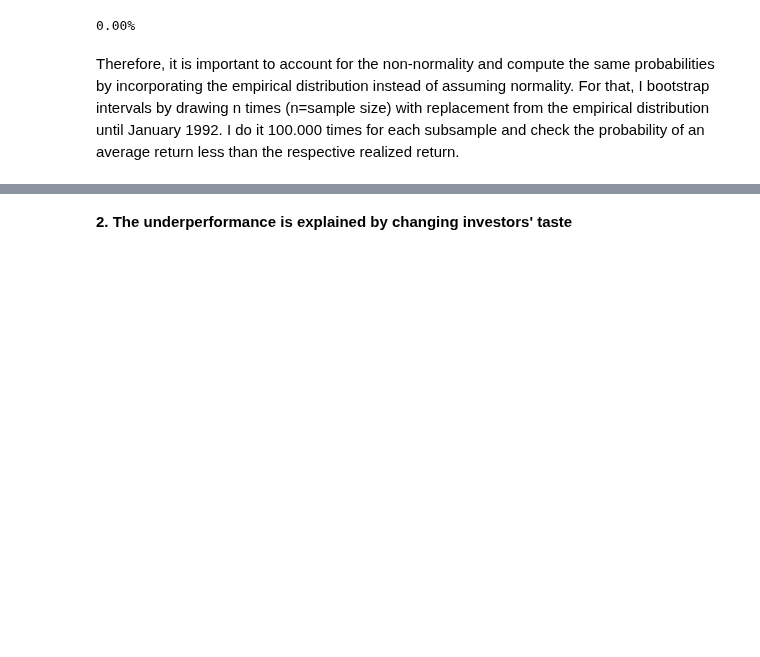
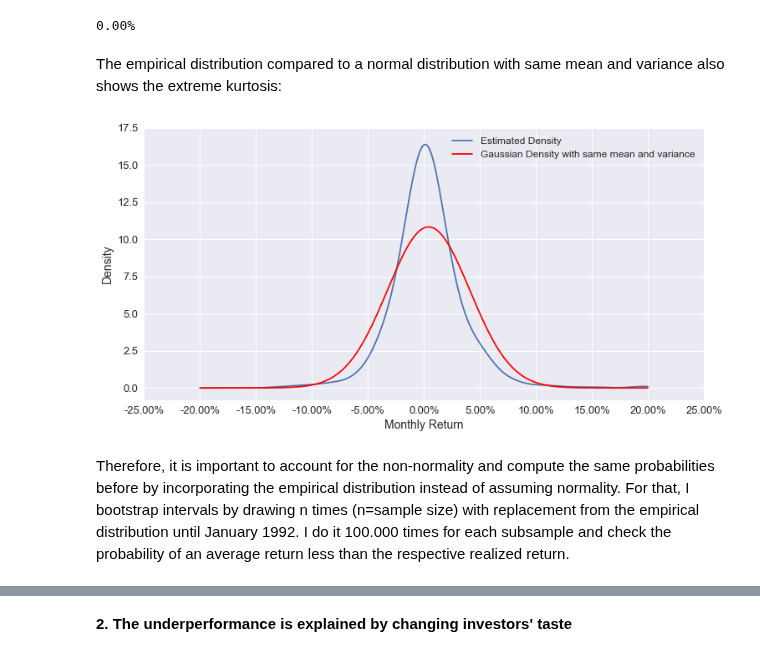
Before and after one commit to jonasniemeyer/investing-ideas, a Jupyter notebook: analyzing_the_value_premium.ipynb, the cells around one changed output, grey strips where cells are left out. Saved outputs shown, nothing was run; the diff lists cells and outputs as text; code cells hidden in the pictures; blank space fills up the shorter version.

Commit message:
adding bootstrap probabilities

```diff
--- a/analyzing_the_value_premium.ipynb
+++ b/analyzing_the_value_premium.ipynb
@@ -232,8 +234,25 @@ np.round(prior_kurt, 2)
 print(f"{jb:.2%}")
 # %% [output]
 0.00%
+# %% [markdown]
+The empirical distribution compared to a normal distribution with same mean and variance also shows the extreme kurtosis:
+# %%
+estimated_density = gaussian_kde(df.loc[:"1992-01-01", "HML"])
+
+plt.ylabel("Density", fontsize=14)
+plt.xlabel("Monthly Return", fontsize=14)
+x = np.linspace(-0.2, 0.2, 1000)
+plt.plot(x, estimated_density(x), label="Estimated Density")
+plt.plot(x, norm.pdf(x, prior_mean, prior_std), label="Gaussian Density with same mean and variance", color="red")
+xticks = plt.xticks()[0]
+plt.xticks(xticks, [f"{ret:.2%}" for ret in xticks], fontsize=13)
+yticks = plt.yticks()[0]
+plt.yticks(yticks[1:], yticks[1:], fontsize=13)
+plt.legend(fontsize=12);
+# %% [output]
+[figure, added]
 # %% [markdown]
-Therefore, it is important to account for the non-normality and compute the same probabilities by incorporating the empirical distribution instead of assuming normality. For that, I bootstrap intervals by drawing n times (n=sample size) with replacement from the empirical distribution until January 1992. I do it 100.000 times for each subsample and check the probability of an average return less than the respective realized return.
+Therefore, it is important to account for the non-normality and compute the same probabilities before by incorporating the empirical distribution instead of assuming normality. For that, I bootstrap intervals by drawing n times (n=sample size) with replacement from the empirical distribution until January 1992. I do it 100.000 times for each subsample and check the probability of an average return less than the respective realized return.
 # %%
 series = {}
 sample_size = df.loc["1992-01-01":, "HML"].count()
```
Also changed, not shown: parts of 16 cells of this notebook.
